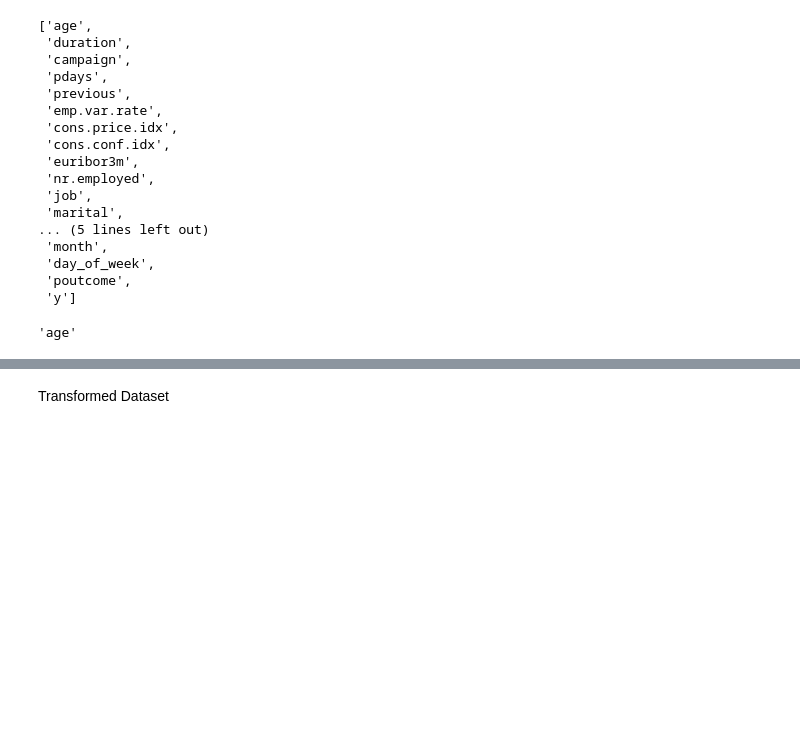
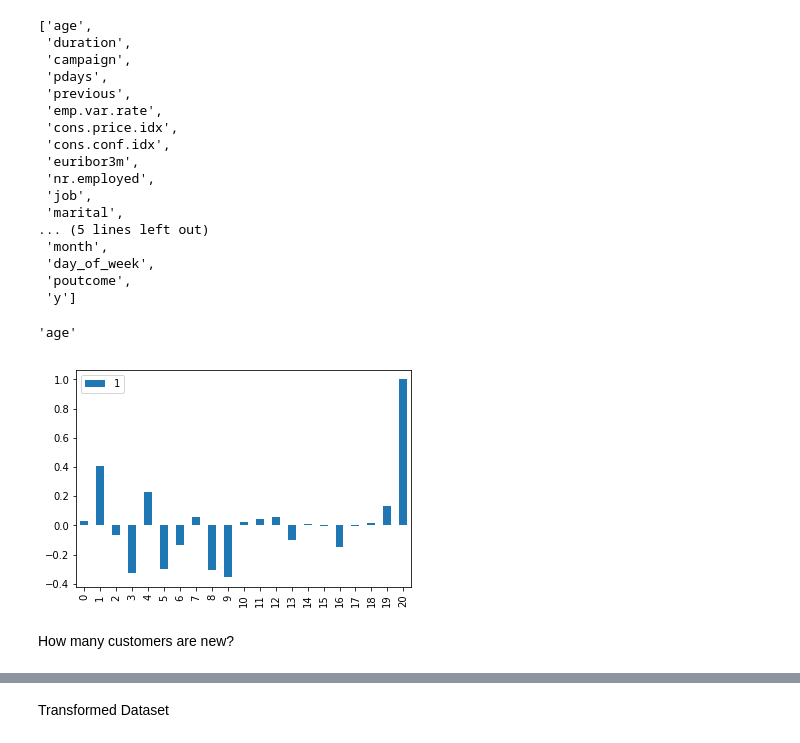
Before and after one commit to pdefusco/Python, a Jupyter notebook: machine_learning_projects/marketing_campaign_prediction/iteration_1/data_exploration.ipynb, the cells around one changed output, grey strips where cells are left out. Cells and saved outputs as stored; diff of their text form; code cells hidden in the pictures; blank space fills up the shorter version.

```diff
--- a/machine_learning_projects/marketing_campaign_prediction/iteration_1/data_exploration.ipynb
+++ b/machine_learning_projects/marketing_campaign_prediction/iteration_1/data_exploration.ipynb
@@ -94,7 +94,7 @@ os.listdir('data')
  'bank-additional.csv',
  'bank-additional-full.csv']
 # %%
-campaigns_df = pd.read_csv('data/bank-additional-full.csv', sep = ";")
+campaigns_df = pd.read_csv('../data/bank-additional-full.csv', sep = ";")
 # %%
 df = campaigns_df.copy()
 # %% [markdown]
@@ -532,14 +532,18 @@ pbcorr_list[0][0]
 # %% [output]
 'age'
 # %%
-fig, ax = plt.subplots(figsize=(15,10))
+#fig, ax = plt.subplots(figsize=(15,10))
 
 pd.DataFrame(pbcorr_list).plot(kind='bar')
 
 #sns.barplot(x = list(map(lambda x: x[0], pbcorr_list)),
 #            y = list(map(lambda x: x[1], pbcorr_list)),
 #            ax = ax)
 
 #ax.set_xticklabels(np.arange(12), list(map(lambda x: x[0], pbcorr_list)), rotation=90)
 #ax.set_title("Correlation Between Features and Y")
 plt.show()
+# %% [output]
+[figure, added]
+# %% [markdown]
+How many customers are new?
```
Also changed, not shown: parts of 7 cells of this notebook, 14 other files.
